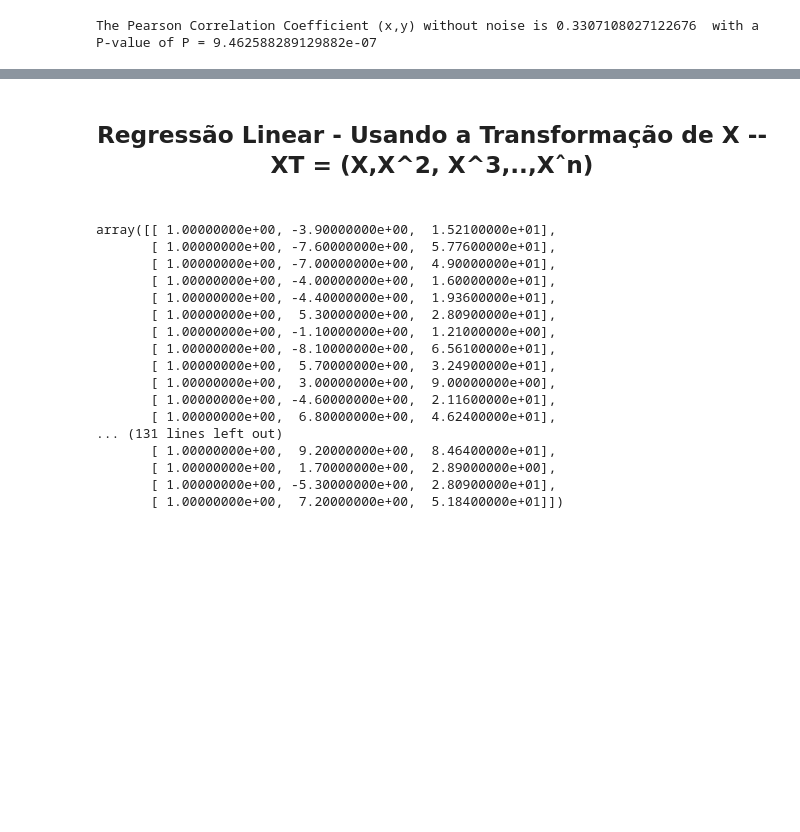
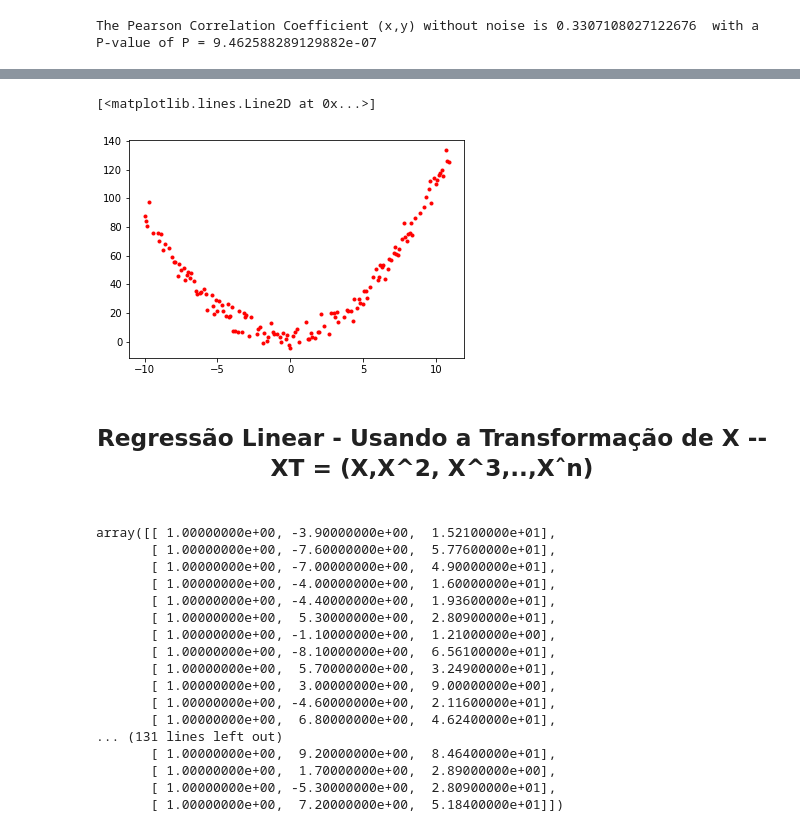
Before and after one commit to leodrivera/Leo_Notebooks, a Jupyter notebook: Semana7/Semana7.ipynb, the cells around one changed output, grey strips where cells are left out. Drawn from its saved outputs; the diff is of its cells as text; code cells hidden in the pictures; blank space fills up the shorter version.

```diff
--- a/Semana7/Semana7.ipynb
+++ b/Semana7/Semana7.ipynb
@@ -62,6 +63,11 @@ The Pearson Correlation Coefficient (x,ydata) with noise is 0.33494976333763693
 # %%
 from sklearn.model_selection import train_test_split
 X_train, X_test, y_train, y_test = train_test_split(x, ydata, test_size=0.30, random_state=0)
+# %%
+plt.plot(X_train,y_train,'.r')
+# %% [output]
+[<matplotlib.lines.Line2D at 0x...>]
+[figure, added]
 # %% [markdown]
 <h2><center> Regressão Linear - Usando a Transformação de X -- XT = (X,X^2, X^3,..,Xˆn)<h2>
 # %%
```
Also changed, not shown: parts of 32 cells of this notebook.
